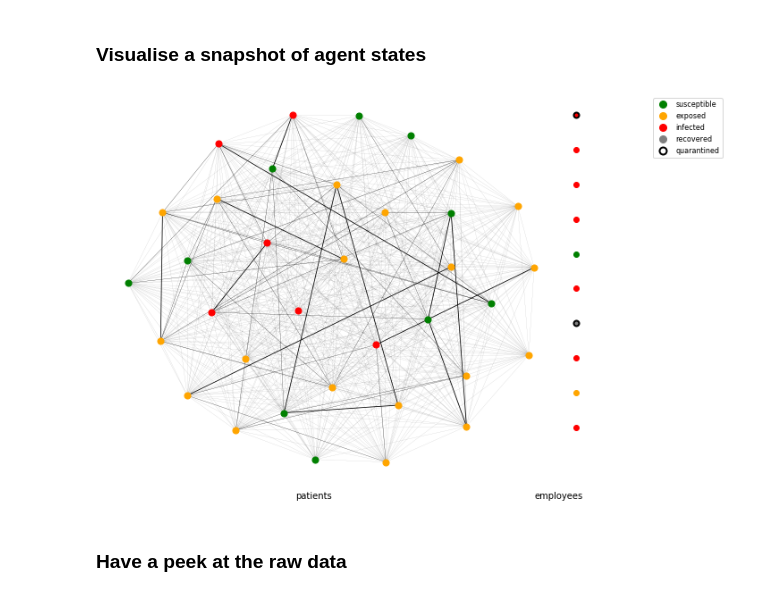
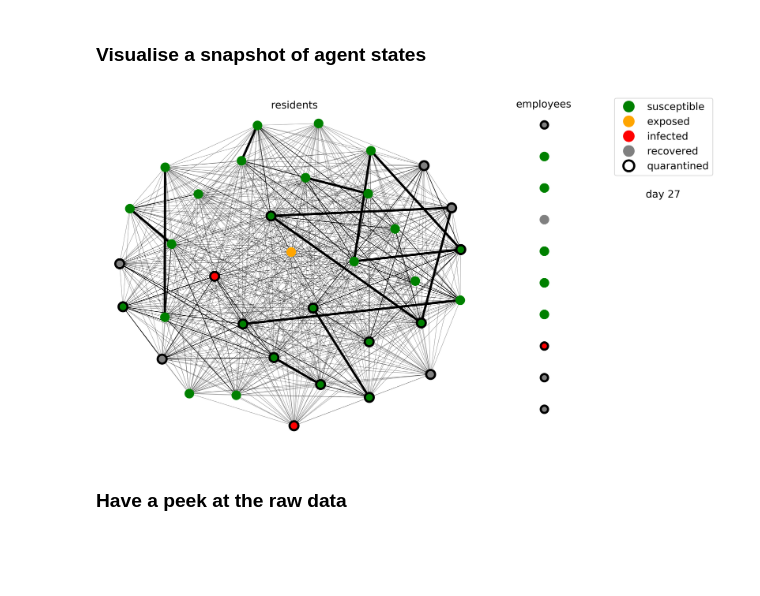
Before and after one commit to JanaLasser/agent_based_COVID_SEIRX, a Jupyter notebook: example.ipynb, the cells around one changed output. Saved outputs shown, nothing was run; the diff lists cells and outputs as text; code cells hidden in the pictures; blank space fills up the shorter version.

```diff
--- a/example.ipynb
+++ b/example.ipynb
@@ -73,11 +73,20 @@ viz.draw_infection_timeline(model, 'employee', ax)
 ### Visualise a snapshot of agent states
 # %%
 pos = nx.drawing.layout.spring_layout(G, dim=2, weight='weight')
-# %%
-fig, ax = plt.subplots(figsize=(10, 8))
-viz.draw_states(model, 20, pos, ax)
-# %% [output]
-[figure, removed]
+# %%
+fig = plt.figure(constrained_layout=True,figsize=(12, 13.5/2), dpi=320)
+widths = [5, 1.5, 1.5]
+heights = [1]
+spec = fig.add_gridspec(ncols=3, nrows=1, width_ratios=widths, wspace=0.0)
+
+resident_ax = fig.add_subplot(spec[0])
+employee_ax = fig.add_subplot(spec[1])
+legend_ax = fig.add_subplot(spec[2])
+
+legend, employee_handles, resident_handles, test_handle = viz.draw_states(model, 27, pos, \
+                                    resident_ax, employee_ax, legend_ax)
+# %% [output]
+[figure, added]
 # %% [markdown]
 ### Have a peek at the raw data
 # %%
```
Also changed, not shown: parts of 4 cells of this notebook.
